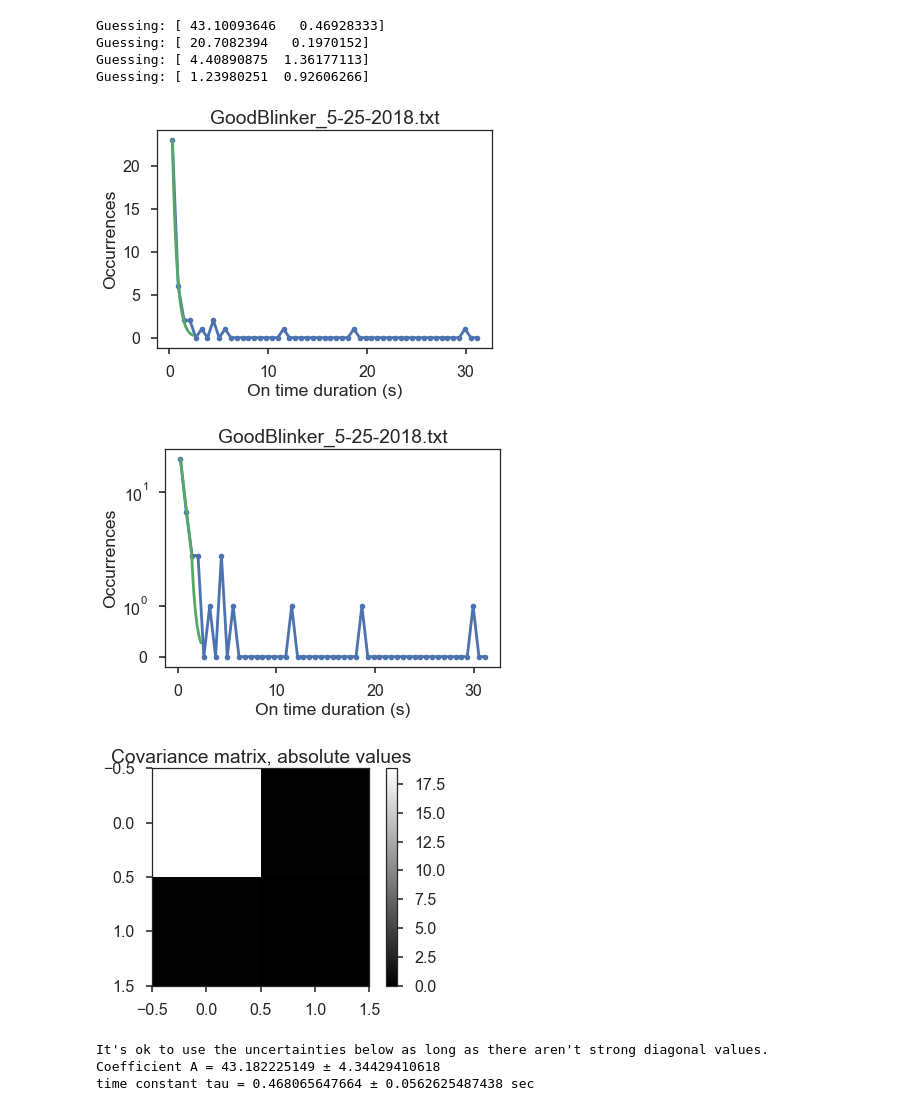
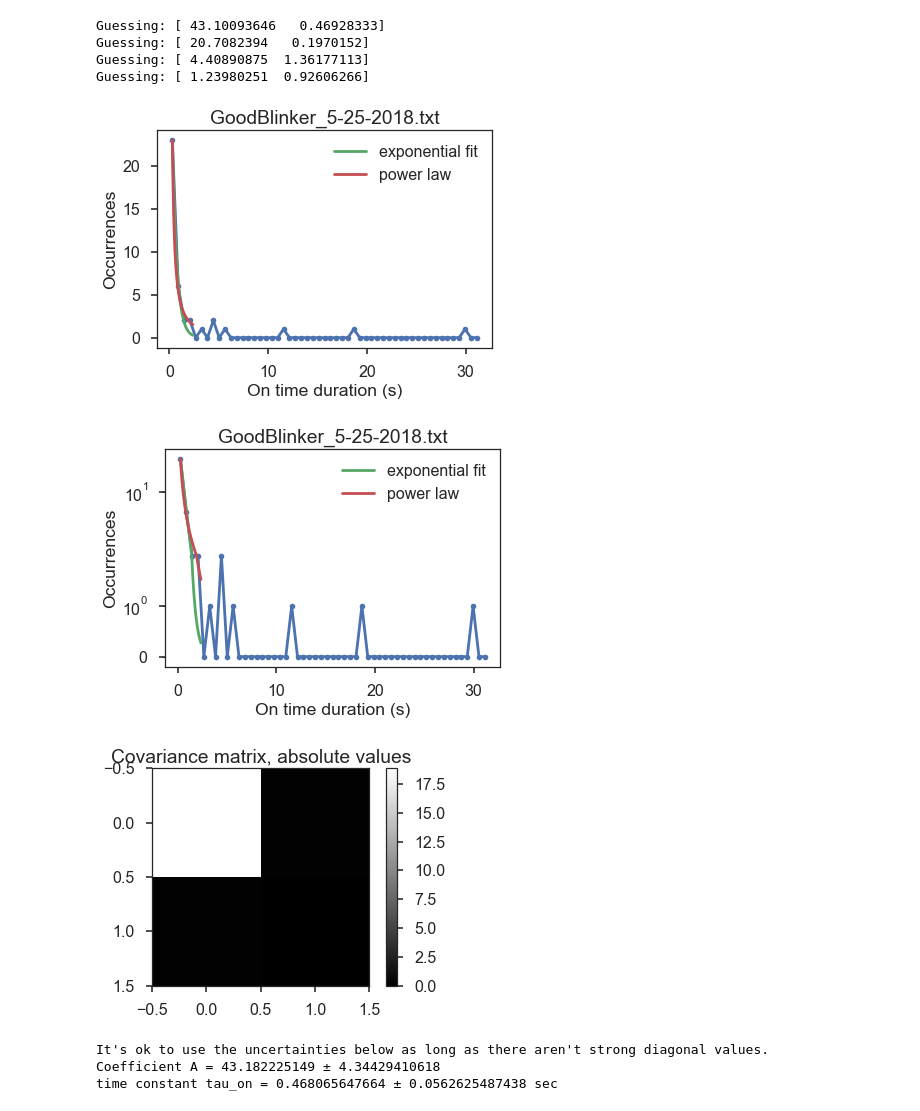
Before and after one commit to vivarose/blinker_analysis, a Jupyter notebook: blinker_analysis_with_exponential_fit.ipynb, the cells around one changed output. Saved outputs shown, nothing was run; the diff lists cells and outputs as text; code cells hidden in the pictures.

Commit message:
Perform power law fit on truncated data

```diff
--- a/blinker_analysis_with_exponential_fit.ipynb
+++ b/blinker_analysis_with_exponential_fit.ipynb
@@ -788,45 +766,58 @@ Guessing: [ 20.7082394   0.1970152]
 Guessing: [ 4.40890875  1.36177113]
 Guessing: [ 1.23980251  0.92606266]
 # %%
-# on time fit
+# on time fit, truncated
+
+onfitxtrunc = np.linspace(min(centeredonbins),len(onhistl)*oninc,numonbins*5)
+
+# exponential fit
 onparamexptrunc, onpcovexp = curve_fit(expfit, centeredonbinstrunc, onhistl,p0 = guessonparamexp)
-onfitx = np.linspace(min(centeredonbins),len(onhistl)*oninc,numonbins*5)
-onfitexptrunc = expfit(onfitx,onparamexptrunc[0],onparamexptrunc[1])
+onfitexptrunc = expfit(onfitxtrunc,onparamexptrunc[0],onparamexptrunc[1])
+
+# power law fit
+onparampowtrunc, onpcovpow = curve_fit(powlaw, centeredonbinstrunc, onhistl,p0 = guessonparampow)
+onfitpowtrunc = powlaw(onfitxtrunc,onparampowtrunc[0],onparampowtrunc[1])
 
 fig,ax1 = plt.subplots()
 ax1.plot(centeredonbins,onhist[0],'.-')
 plt.xlabel('On time duration (s)')
 plt.ylabel('Occurrences')
 #ax1.set_yscale('symlog', linthreshy=1)
-ax1.plot(onfitx,onfitexptrunc)
+ax1.plot(onfitxtrunc,onfitexptrunc, label="exponential fit")
+if showpowfit:
+    ax1.plot(onfitxtrunc, onfitpowtrunc, label="power law")
+    plt.legend()
 plt.title(filename)
 plt.show()
 
 fig,ax1 = plt.subplots()
 ax1.plot(centeredonbins,onhist[0],'.-')
 plt.xlabel('On time duration (s)')
 plt.ylabel('Occurrences')
 ax1.set_yscale('symlog',linthreshx=1)
-ax1.plot(onfitx,onfitexptrunc)
+ax1.plot(onfitxtrunc,onfitexptrunc, label="exponential fit")
+if showpowfit:
+    ax1.plot(onfitxtrunc, onfitpowtrunc, label="power law")
+    plt.legend()
 plt.title(filename)
 plt.show()
 
 plt.imshow(abs(onpcovexp), cmap="gray", interpolation="nearest", vmin=0)
 plt.colorbar()
 plt.title('Covariance matrix, absolute values')
 plt.show()
 print("It's ok to use the uncertainties below as long as there aren't strong diagonal values.")
 
 
 
 print  'Coefficient A = ' + str(onparamexptrunc[0]) + ' ± ' + str(np.sqrt(onpcovexp[0,0]))
-print 'time constant tau = ' + str(onparamexptrunc[1]) + ' ± ' + str(np.sqrt(onpcovexp[1,1])) + ' sec'
+print 'time constant tau_on = ' + str(onparamexptrunc[1]) + ' ± ' + str(np.sqrt(onpcovexp[1,1])) + ' sec'
 # %% [output]
-[figure, old version]
+[figure, new version]
-[figure, old version]
+[figure, new version]
 [figure]
 It's ok to use the uncertainties below as long as there aren't strong diagonal values.
 Coefficient A = 43.182225149 ± 4.34429410618
-time constant tau = 0.468065647664 ± 0.0562625487438 sec
+time constant tau_on = 0.468065647664 ± 0.0562625487438 sec
 # %%
 # off time fit, truncated
```
Also changed, not shown: parts of 4 cells of this notebook.
